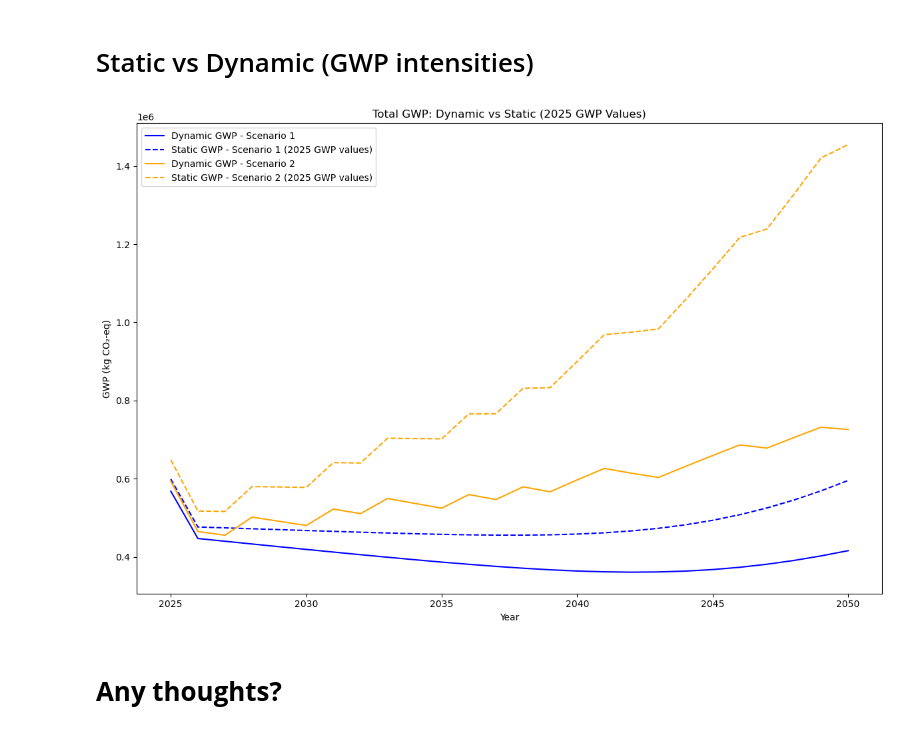
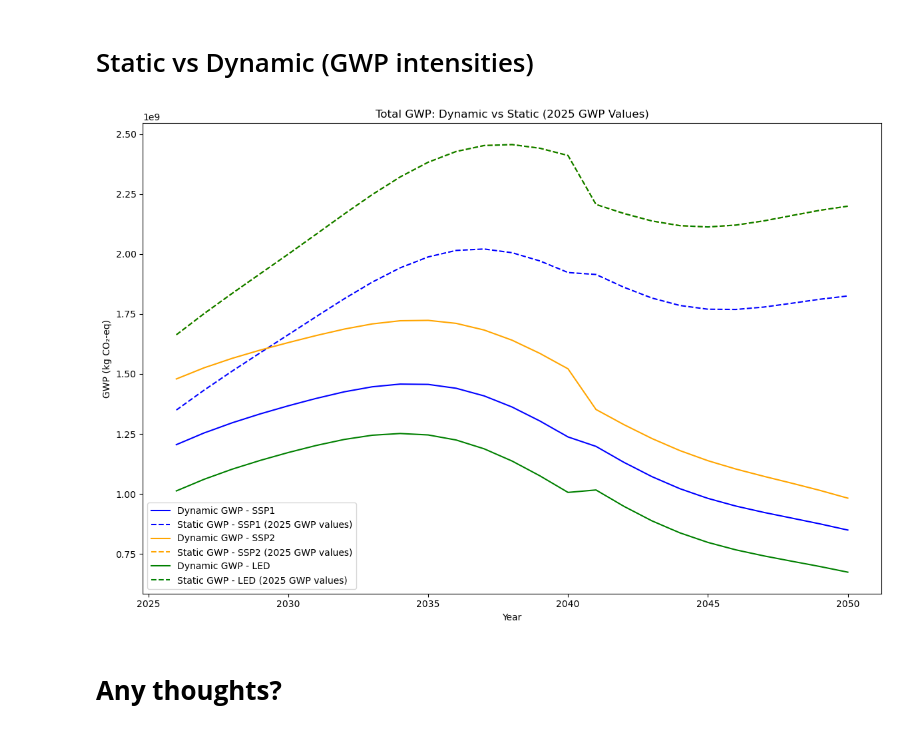
Before and after one commit to Leadmre/autumn-school-work-group, a Jupyter notebook: Groupwork.ipynb, the cells around one changed output. Saved outputs shown, nothing was run; the diff lists cells and outputs as text; code cells hidden in the pictures.

Commit message:
Last graph updated

```diff
--- a/Groupwork.ipynb
+++ b/Groupwork.ipynb
@@ -773,8 +745,7 @@ We’ll calculate data points for our existing databases and interpolate for all
 def calculate_gwp_intensity(year, scenario, activity_name):
 
     if scenario == "SSP1":
-        database_name = base
-        _db[year]
+        database_name = base_db[year]
     elif scenario == "SSP2":
         database_name = SSP2_db[year]
     else:
@@ -1015,14 +984,16 @@ array([ 0.        ,  0.        ,  3.37105699,  4.71075973,  5.19464178,
 # Static vs Dynamic (GWP intensities)
 # %%
 # Retrieve exact 2025 values from gwp_intensity_df for static calculations
-production_gwp_2025_scenario_1 = gwp_intensity_df.loc[gwp_intensity_df['Year'] == 2020, 'PV module GWP - Scenario 1'].values[0]
+production_gwp_2025_scenario_1 = gwp_intensity_df.loc[gwp_intensity_df['Year'] == 2020, 'Electric car GWP - SSP1'].values[0]
 #treatment_gwp_2025_scenario_1 = gwp_intensity_df.loc[gwp_intensity_df['Year'] == 2020, 'Treatment GWP - Scenario 1'].values[0]
-production_gwp_2025_scenario_2 = gwp_intensity_df.loc[gwp_intensity_df['Year'] == 2020, 'PV module GWP - Scenario 2'].values[0]
+production_gwp_2025_scenario_2 = gwp_intensity_df.loc[gwp_intensity_df['Year'] == 2020, 'Electric car GWP - SSP2'].values[0]
 #treatment_gwp_2025_scenario_2 = gwp_intensity_df.loc[gwp_intensity_df['Year'] == 2020, 'Treatment GWP - Scenario 2'].values[0]
+production_gwp_2025_scenario_3 = gwp_intensity_df.loc[gwp_intensity_df['Year'] == 2020, 'Electric car GWP - LED'].values[0]
 
 # Initialize arrays for static GWP calculations using 2025 values
 static_inflow_gwp_scenario_1 = []
 static_inflow_gwp_scenario_2 = []
+static_inflow_gwp_scenario_3 = []
 #static_outflow_gwp_scenario_1 = []
 #static_outflow_gwp_scenario_2 = []
 
@@ -1030,43 +1001,53 @@ static_inflow_gwp_scenario_2 = []
 for i in range(len(years)):
     # Scenario 1 - Static
     static_inflow_gwp_scenario_1.append(inflows[i, 0, 0] * production_gwp_2025_scenario_1)
     #static_outflow_gwp_scenario_1.append(outflows[i, :, 0, 0].sum() * treatment_gwp_2025_scenario_1 * mass_per_square_meter)
 
     # Scenario 2 - Static
     static_inflow_gwp_scenario_2.append(inflows[i, 1, 0] * production_gwp_2025_scenario_2)
     #static_outflow_gwp_scenario_2.append(outflows[i, :, 1, 0].sum() * treatment_gwp_2025_scenario_2 * mass_per_square_meter)
 
+    # Scenario 3 - Static
+    static_inflow_gwp_scenario_3.append(inflows[i, 1, 0] * production_gwp_2025_scenario_3)
+    #static_outflow_gwp_scenario_3.append(outflows[i, :, 1, 0].sum() * treatment_gwp_2025_scenario_3 * mass_per_square_meter)
+
 # Convert lists to arrays for plotting
 static_total_gwp_scenario_1 = np.array(static_inflow_gwp_scenario_1)# + np.array(static_outflow_gwp_scenario_1)
-static_total_gwp_scenario_2 = np.array(static_inflow_gwp_scenario_2) #+ np.array(static_outflow_gwp_scenario_2)
+static_total_gwp_scenario_2 = np.array(static_inflow_gwp_scenario_2)# + #np.array(static_outflow_gwp_scenario_2)
+static_total_gwp_scenario_3 = np.array(static_inflow_gwp_scenario_3)# + np.array(static_outflow_gwp_scenario_3)
 
 # Use existing dynamic values
-inflow_gwp_scenario_1 = np.array(inflow_gwp_scenario_1)
+inflow_gwp_scenario_1 = np.array(inflow_gwp_SSP1)
 #outflow_gwp_scenario_1 = np.array(outflow_gwp_scenario_1)
-inflow_gwp_scenario_2 = np.array(inflow_gwp_scenario_2)
+inflow_gwp_scenario_2 = np.array(inflow_gwp_SSP2)
+inflow_gwp_scenario_3 = np.array(inflow_gwp_LED)
 #outflow_gwp_scenario_2 = np.array(outflow_gwp_scenario_2)
-dynamic_total_gwp_scenario_1 = inflow_gwp_scenario_1 + outflow_gwp_scenario_1
-dynamic_total_gwp_scenario_2 = inflow_gwp_scenario_2 + outflow_gwp_scenario_2
-
+dynamic_total_gwp_scenario_1 = inflow_gwp_scenario_1# + outflow_gwp_scenario_1
+dynamic_total_gwp_scenario_2 = inflow_gwp_scenario_2# + outflow_gwp_scenario_2
+dynamic_total_gwp_scenario_3 = inflow_gwp_scenario_3# + outflow_gwp_scenario_3
 # Plot the dynamic vs static comparison for total GWP
 fig, ax = plt.subplots(figsize=(12, 8))
 
 # Scenario 1 plot
-ax.plot(years, dynamic_total_gwp_scenario_1, label='Dynamic GWP - Scenario 1', linestyle='-', color='blue')
-ax.plot(years, static_total_gwp_scenario_1, label='Static GWP - Scenario 1 (2025 GWP values)', linestyle='--', color='blue')
+ax.plot(years[22:], dynamic_total_gwp_scenario_1[22:], label='Dynamic GWP - SSP1', linestyle='-', color='blue')
+ax.plot(years[22:], static_total_gwp_scenario_1[22:], label='Static GWP - SSP1 (2025 GWP values)', linestyle='--', color='blue')
 
 # Scenario 2 plot
-ax.plot(years, dynamic_total_gwp_scenario_2, label='Dynamic GWP - Scenario 2', linestyle='-', color='orange')
-ax.plot(years, static_total_gwp_scenario_2, label='Static GWP - Scenario 2 (2025 GWP values)', linestyle='--', color='orange')
+ax.plot(years[22:], dynamic_total_gwp_scenario_2[22:], label='Dynamic GWP - SSP2', linestyle='-', color='orange')
+ax.plot(years[22:], static_total_gwp_scenario_2[22:], label='Static GWP - SSP2 (2025 GWP values)', linestyle='--', color='orange')
+
+# Scenario 3 plot
+ax.plot(years[22:], dynamic_total_gwp_scenario_3[22:], label='Dynamic GWP - LED', linestyle='-', color='green')
+ax.plot(years[22:], static_total_gwp_scenario_3[22:], label='Static GWP - LED (2025 GWP values)', linestyle='--', color='green')
 
 # Formatting the plot
 ax.set_title('Total GWP: Dynamic vs Static (2025 GWP Values)')
 ax.set_xlabel('Year')
 ax.set_ylabel('GWP (kg CO₂-eq)')
 ax.legend()
 plt.tight_layout()
 plt.show()
 # %% [output]
-[figure, old version]
+[figure, new version]
 # %% [markdown]
 # **Any thoughts?**
```
Also changed, not shown: parts of 8 cells of this notebook.
